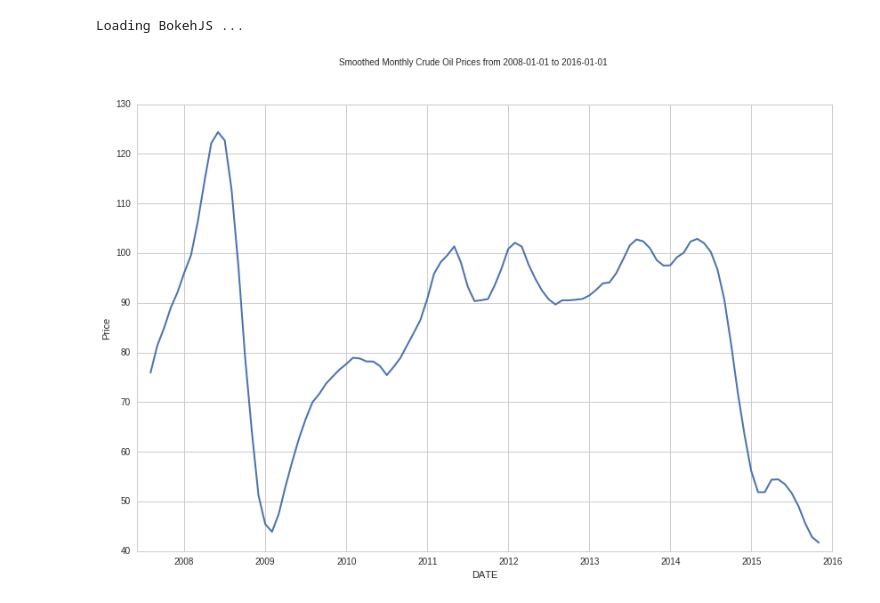
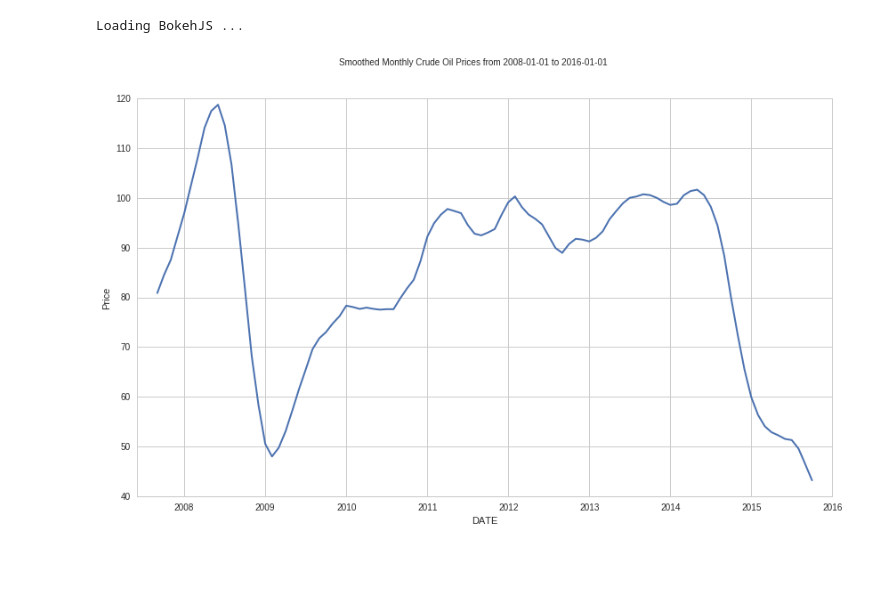
Before and after one commit to moormaan/TorontoMachineLearningBookClub, a Jupyter notebook: Matija/nb003_CanadaMap.ipynb, the cells around one changed output. Saved outputs shown, nothing was run; the diff lists cells and outputs as text; code cells hidden in the pictures; blank space fills up the shorter version.

```diff
--- a/Matija/nb003_CanadaMap.ipynb
+++ b/Matija/nb003_CanadaMap.ipynb
@@ -30,14 +30,14 @@ oil_price = pd.read_csv("oil_price.csv", parse_dates=True, squeeze=True, index_c
 oil_price = oil_price[oil_price.index > cutoff]
 oil_price.replace(to_replace='.', value=None, inplace=True)
 oil_price = pd.to_numeric(oil_price)
-oil_price = pd.rolling_mean(oil_price, 5, center=True)
+oil_price = pd.rolling_mean(oil_price, 7, center=True)
 # %%
 oil_price.plot(linewidth=2)
 plt.suptitle('Smoothed Monthly Crude Oil Prices from 2008-01-01 to 2016-01-01')
 plt.ylabel('Price')
-plt.gcf().set_size_inches(14, 9, forward=True)
+plt.gcf().set_size_inches(14, 8, forward=True)
 # %% [output]
-[figure, old version]
+[figure, new version]
 # %%
 # Load, clean and plot the unemployment data for Canada
 
```
Also changed, not shown: parts of 11 cells of this notebook.
